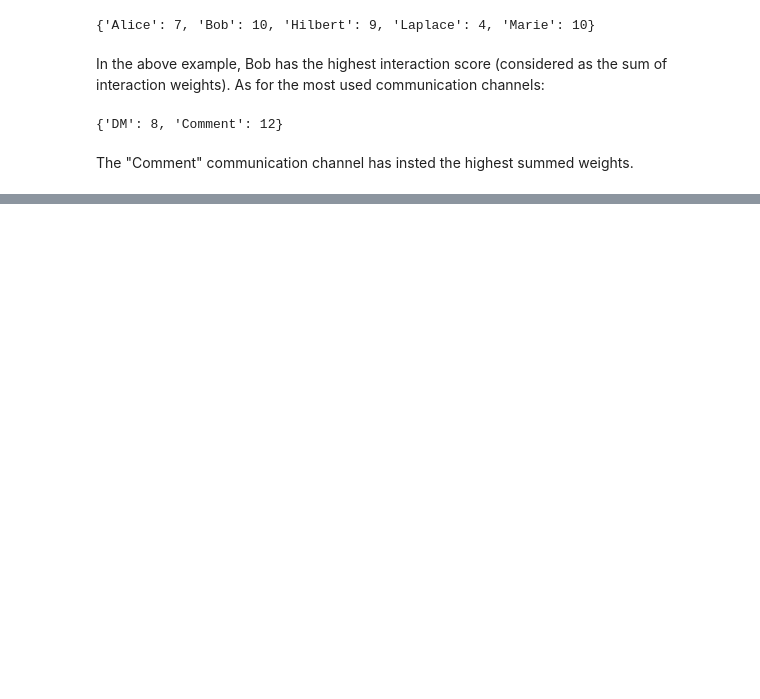
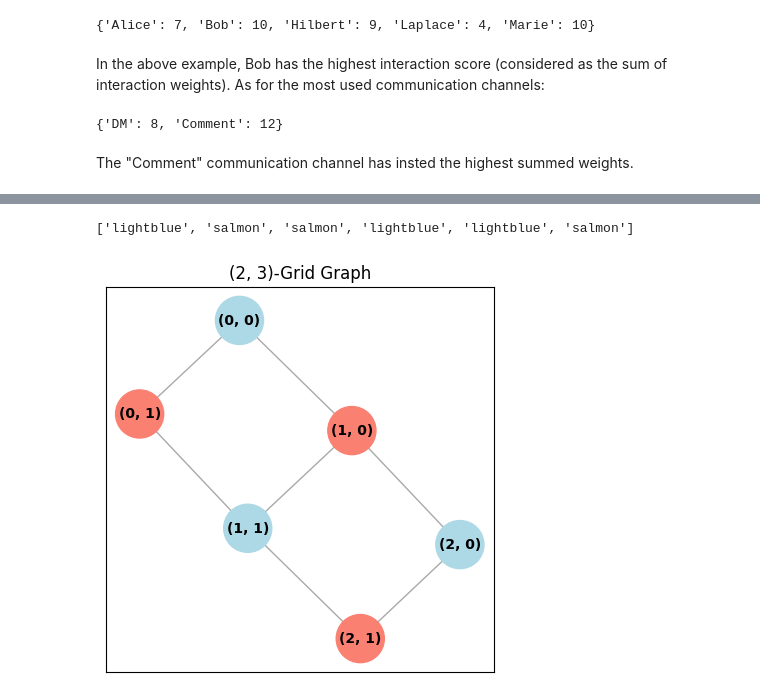
Before and after one commit to mirko-leccese/The-Machine-Learning-Project, a Jupyter notebook: graphs/graph-theory-networkx-2.ipynb, the cells around one changed output, grey strips where cells are left out. Cells and saved outputs as stored; diff of their text form; code cells hidden in the pictures; blank space fills up the shorter version.

```diff
--- a/graphs/graph-theory-networkx-2.ipynb
+++ b/graphs/graph-theory-networkx-2.ipynb
@@ -299,0 +395,23 @@ $$
+# %%
+node_colors = []
+for v in gg.nodes:
+    # check if i+j is even
+    if (v[0] + v[1]) % 2 == 0:
+        node_colors.append("lightblue")
+    # if odd, append another color
+    else:
+        node_colors.append("salmon")
+# %%
+node_colors
+# %% [output]
+['lightblue', 'salmon', 'salmon', 'lightblue', 'lightblue', 'salmon']
+# %%
+fig, ax = plt.subplots(figsize=(5, 5))
+
+nx.draw_networkx(gg, with_labels=True, node_size=1200, node_color=node_colors, font_size=10,
+    font_weight='bold', edge_color='darkgrey'
+)
+plt.title(f"{str(gg_dims)}-Grid Graph")
+plt.show()
+# %% [output]
+[figure, added]
```
Also changed, not shown: parts of 84 cells of this notebook, 2 other files.
